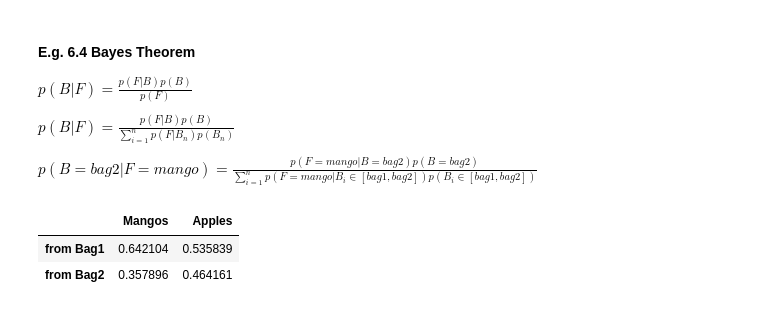
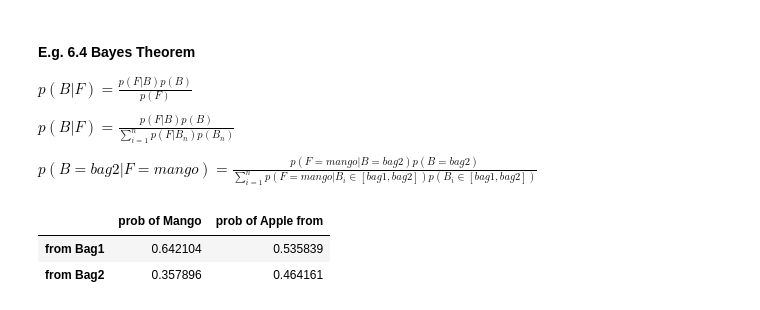
Before and after one commit to Przasa/MML-Companion, a Jupyter notebook: notes_chapter6.ipynb, the cells around one changed output. Cells and saved outputs as stored; diff of their text form; code cells hidden in the pictures.

```diff
--- a/notes_chapter6.ipynb
+++ b/notes_chapter6.ipynb
@@ -480,25 +480,25 @@ $p(B=bag2|F=mango)=\frac{p(F=mango|B=bag2)p(B=bag2)}{\sum_{i=1}^n{p(F=mango|B_i\
 # %%
 # E.g. 6.4 Bayes Theorem
 
 import pandas as pd
 
 
 M_IN_1,M_IN_2,A_IN_1,A_IN_2  = 42,47,23,40 # dla ciekawszych wynikow
 prior_bag1,prior_bag2=0.6,0.4
 
 df =pd.DataFrame(np.array([[M_IN_1,A_IN_1],[M_IN_2,A_IN_2]]),columns=['Mangos','Apples'],index=['Bag1','Bag2'])
 prior=pd.DataFrame(np.array([[prior_bag1],[prior_bag2]]),index=df.index)
 
 
 like_fruitinbag=(df.T/df.sum(axis=1)).T
 like_fruitinbag_withprior=(like_fruitinbag.T*prior[0]).T
 posterior = (like_fruitinbag_withprior /like_fruitinbag_withprior.sum(axis=0))
 posterior.index =['from Bag1','from Bag2']
-posterior.columns=['prob of Mangos','prob of Apple from']
+posterior.columns=['prob of Mango','prob of Apple from']
 # posterior['Mangos']['Bag2']
 # df,like_fruitinbag,prior,like_fruitinbag_withprior,posterior
 posterior
 # %% [output]
-|  | Mangos | Apples |
+|  | prob of Mango | prob of Apple from |
 | from Bag1 | 0.642104 | 0.535839 |
 | from Bag2 | 0.357896 | 0.464161 |
```
